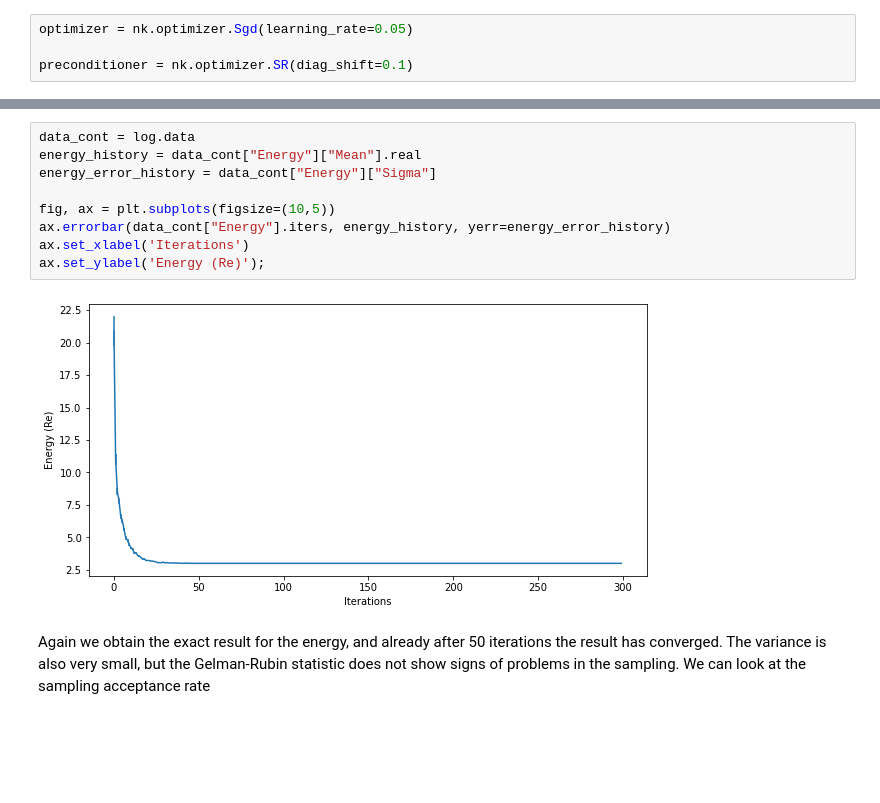
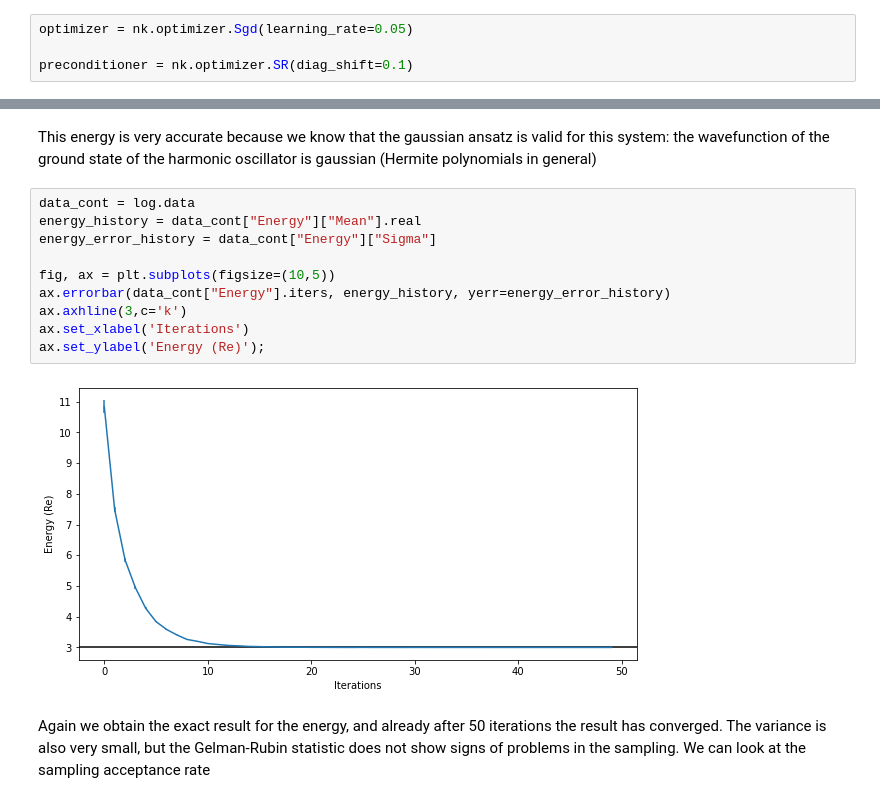
Before and after one commit to erinaldi/bmn2-netket, a Jupyter notebook: notebooks/HarmonicOscillators.ipynb, the cells around one changed output, grey strips where cells are left out. Saved outputs shown, nothing was run; the diff lists cells and outputs as text; blank space fills up the shorter version.

Commit message:
[fix] Update harmonic oscillator example

```diff
--- a/notebooks/HarmonicOscillators.ipynb
+++ b/notebooks/HarmonicOscillators.ipynb
@@ -838,15 +1025,18 @@ Optimized energy: 3.000e+00 ± 9.943e-13 [σ²=5.151e-22, R̂=0.9985]
 Relative error: 0.00%
+# %% [markdown]
+This energy is very accurate because we know that the gaussian ansatz is valid for this system: the wavefunction of the ground state of the harmonic oscillator is gaussian (Hermite polynomials in general)
 # %%
 data_cont = log.data
 energy_history = data_cont["Energy"]["Mean"].real
 energy_error_history = data_cont["Energy"]["Sigma"]
 
 fig, ax = plt.subplots(figsize=(10,5))
 ax.errorbar(data_cont["Energy"].iters, energy_history, yerr=energy_error_history)
+ax.axhline(3,c='k')
 ax.set_xlabel('Iterations')
 ax.set_ylabel('Energy (Re)');
 # %% [output]
-[figure, old version]
+[figure, new version]
 # %% [markdown]
 Again we obtain the exact result for the energy, and already after 50 iterations the result has converged. The variance is also very small, but the Gelman-Rubin statistic does not show signs of problems in the sampling. We can look at the sampling acceptance rate
 # %%
```
Also changed, not shown: parts of 85 cells of this notebook.
